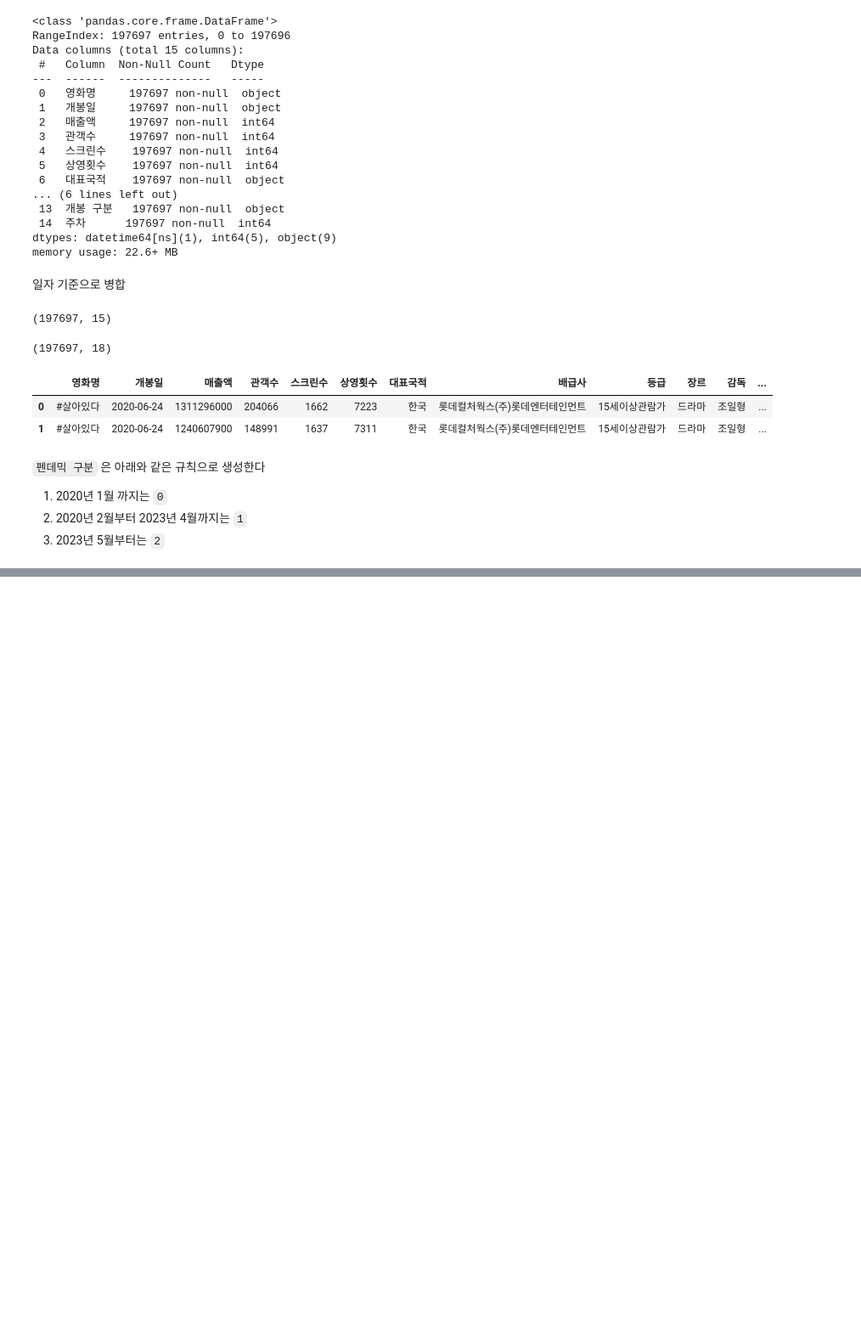
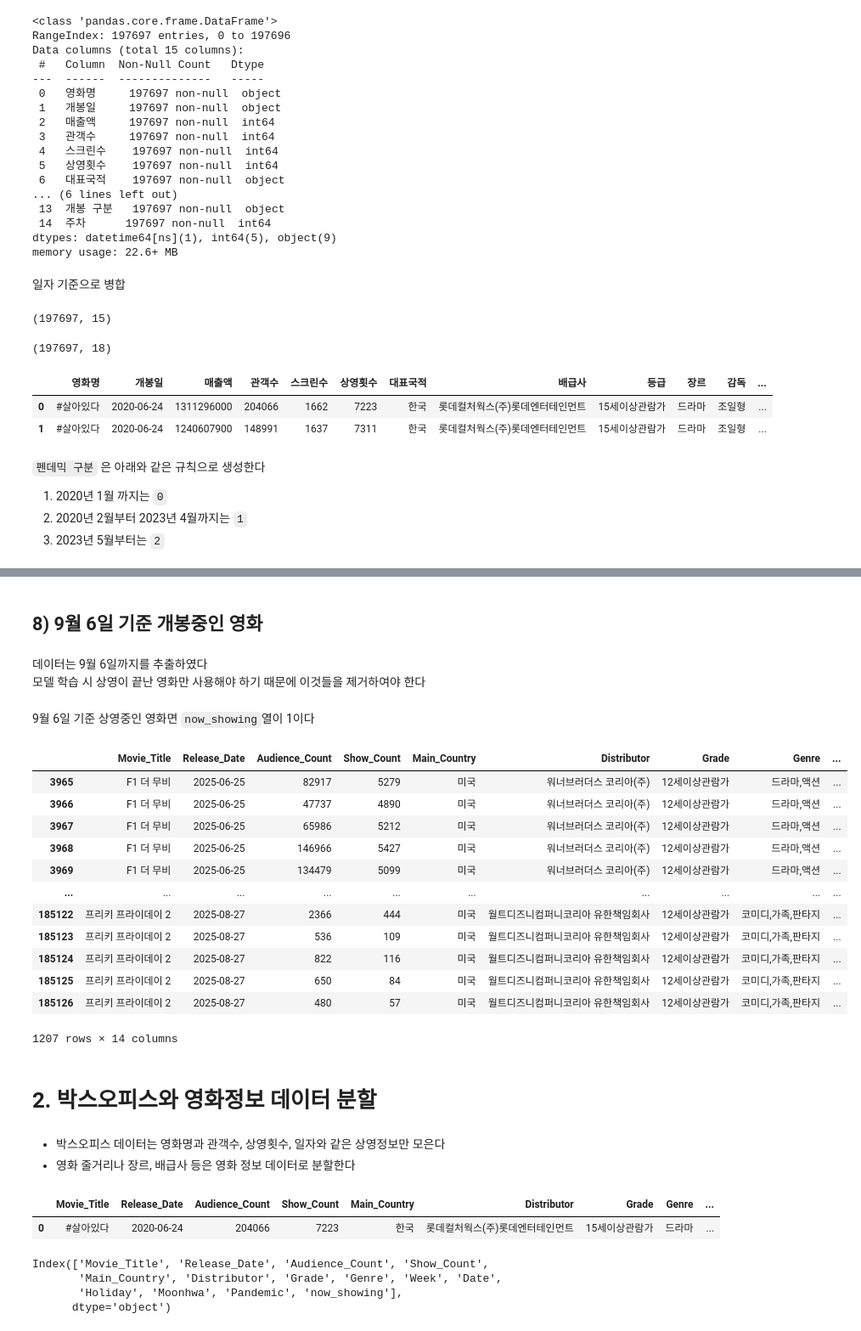
Before and after one commit to Seungwoo-JI64/BAF-25-2-Marketing, a Jupyter notebook: analysis/분석용데이터생성.ipynb, the cells around one changed output, grey strips where cells are left out. Shown: that part at 85% size. Saved outputs shown, nothing was run; the diff lists cells and outputs as text; code cells hidden in the pictures; blank space fills up the shorter version.

```diff
--- a/analysis/분석용데이터생성.ipynb
+++ b/analysis/분석용데이터생성.ipynb
@@ -468,0 +469,43 @@ final_result.to_csv("boxoffice_data.csv", index=False, encoding='utf-8-sig')
+# %% [markdown]
+## 8) 9월 6일 기준 개봉중인 영화
+# %% [markdown]
+데이터는 9월 6일까지를 추출하였다
+모델 학습 시 상영이 끝난 영화만 사용해야 하기 때문에 이것들을 제거하여야 한다
+# %% [markdown]
+9월 6일 기준 상영중인 영화면 `now_showing`열이 1이다
+# %%
+now_movie_list=final_result[final_result["Date"]=="2025-09-06"]["Movie_Title"].unique()
+final_result["now_showing"] = final_result["Movie_Title"].apply(lambda x: 1 if x in now_movie_list else 0)
+# %%
+final_result[final_result["now_showing"]==1]
+# %% [output]
+|  | Movie_Title | Release_Date | Audience_Count | Show_Count | Main_Country | Distributor | Grade | Genre | ... |
+| 3965 | F1 더 무비 | 2025-06-25 | 82917 | 5279 | 미국 | 워너브러더스 코리아(주) | 12세이상관람가 | 드라마,액션 | ... |
+| 3966 | F1 더 무비 | 2025-06-25 | 47737 | 4890 | 미국 | 워너브러더스 코리아(주) | 12세이상관람가 | 드라마,액션 | ... |
+| 3967 | F1 더 무비 | 2025-06-25 | 65986 | 5212 | 미국 | 워너브러더스 코리아(주) | 12세이상관람가 | 드라마,액션 | ... |
+| 3968 | F1 더 무비 | 2025-06-25 | 146966 | 5427 | 미국 | 워너브러더스 코리아(주) | 12세이상관람가 | 드라마,액션 | ... |
+| 3969 | F1 더 무비 | 2025-06-25 | 134479 | 5099 | 미국 | 워너브러더스 코리아(주) | 12세이상관람가 | 드라마,액션 | ... |
+| ... | ... | ... | ... | ... | ... | ... | ... | ... | ... |
+| 185122 | 프리키 프라이데이 2 | 2025-08-27 | 2366 | 444 | 미국 | 월트디즈니컴퍼니코리아 유한책임회사 | 12세이상관람가 | 코미디,가족,판타지 | ... |
+| 185123 | 프리키 프라이데이 2 | 2025-08-27 | 536 | 109 | 미국 | 월트디즈니컴퍼니코리아 유한책임회사 | 12세이상관람가 | 코미디,가족,판타지 | ... |
+| 185124 | 프리키 프라이데이 2 | 2025-08-27 | 822 | 116 | 미국 | 월트디즈니컴퍼니코리아 유한책임회사 | 12세이상관람가 | 코미디,가족,판타지 | ... |
+| 185125 | 프리키 프라이데이 2 | 2025-08-27 | 650 | 84 | 미국 | 월트디즈니컴퍼니코리아 유한책임회사 | 12세이상관람가 | 코미디,가족,판타지 | ... |
+| 185126 | 프리키 프라이데이 2 | 2025-08-27 | 480 | 57 | 미국 | 월트디즈니컴퍼니코리아 유한책임회사 | 12세이상관람가 | 코미디,가족,판타지 | ... |
+1207 rows × 14 columns
+# %% [markdown]
+# 2. 박스오피스와 영화정보 데이터 분할
+# %% [markdown]
+- 박스오피스 데이터는 영화명과 관객수, 상영횟수, 일자와 같은 상영정보만 모은다
+- 영화 줄거리나 장르, 배급사 등은 영화 정보 데이터로 분할한다
+# %%
+final_result.head(1)
+# %% [output]
+|  | Movie_Title | Release_Date | Audience_Count | Show_Count | Main_Country | Distributor | Grade | Genre | ... |
+| 0 | #살아있다 | 2020-06-24 | 204066 | 7223 | 한국 | 롯데컬처웍스(주)롯데엔터테인먼트 | 15세이상관람가 | 드라마 | ... |
+# %%
+final_result.columns
+# %% [output]
+Index(['Movie_Title', 'Release_Date', 'Audience_Count', 'Show_Count',
+       'Main_Country', 'Distributor', 'Grade', 'Genre', 'Week', 'Date',
+       'Holiday', 'Moonhwa', 'Pandemic', 'now_showing'],
+      dtype='object')
```
Also changed, not shown: parts of 77 cells of this notebook, 2 other files.
